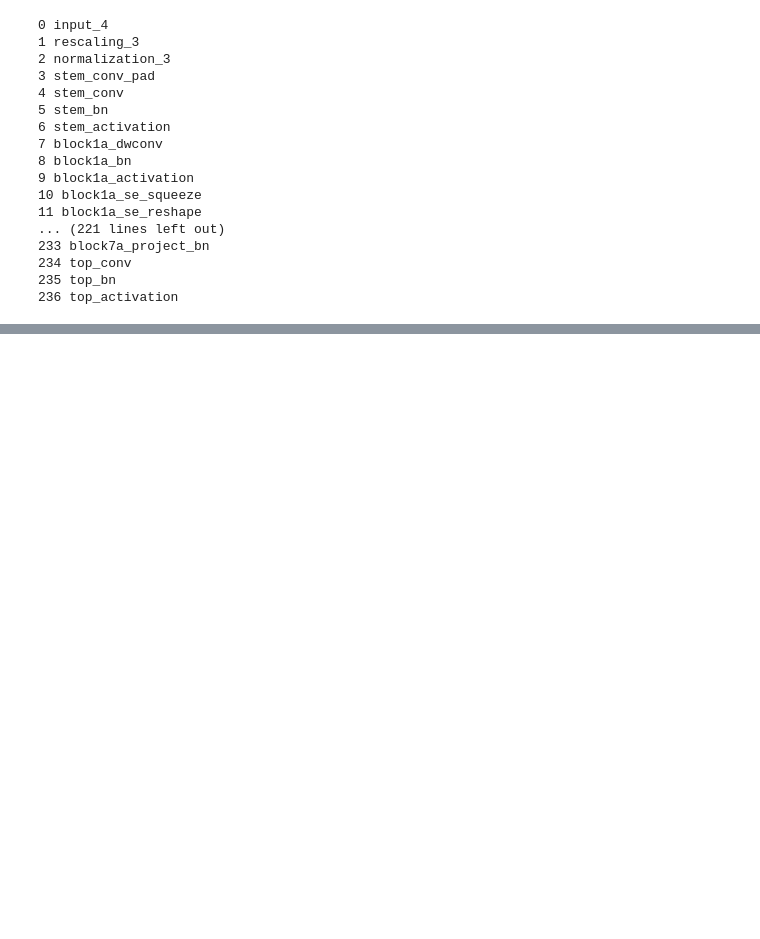
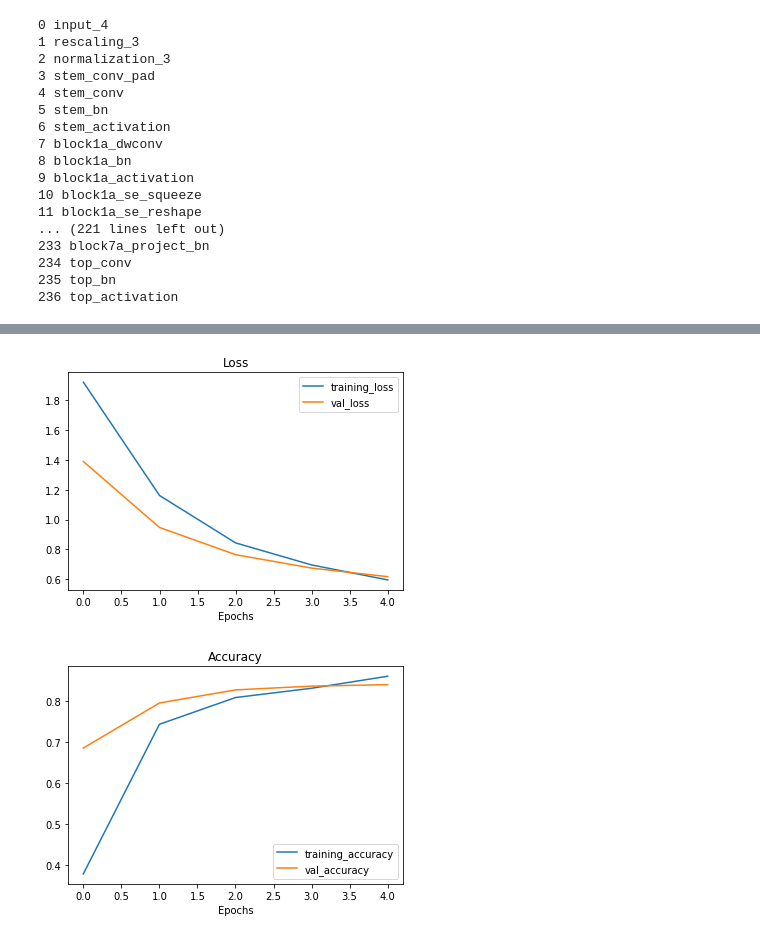
Before and after one commit to leogalbu/Colab_Notebook, a Jupyter notebook: Transfer_Learning_Fine_Tuning.ipynb, the cells around one changed output, grey strips where cells are left out. Saved outputs shown, nothing was run; the diff lists cells and outputs as text; code cells hidden in the pictures; blank space fills up the shorter version.

```diff
--- a/Transfer_Learning_Fine_Tuning.ipynb
+++ b/Transfer_Learning_Fine_Tuning.ipynb
@@ -156,0 +200,5 @@ for layer_number, layer in enumerate(base_model.layers):
+# %%
+plot_loss_curves(history_0)
+# %% [output]
+[figure, added]
+[figure, added]
```
Also changed, not shown: parts of 2 cells of this notebook.
